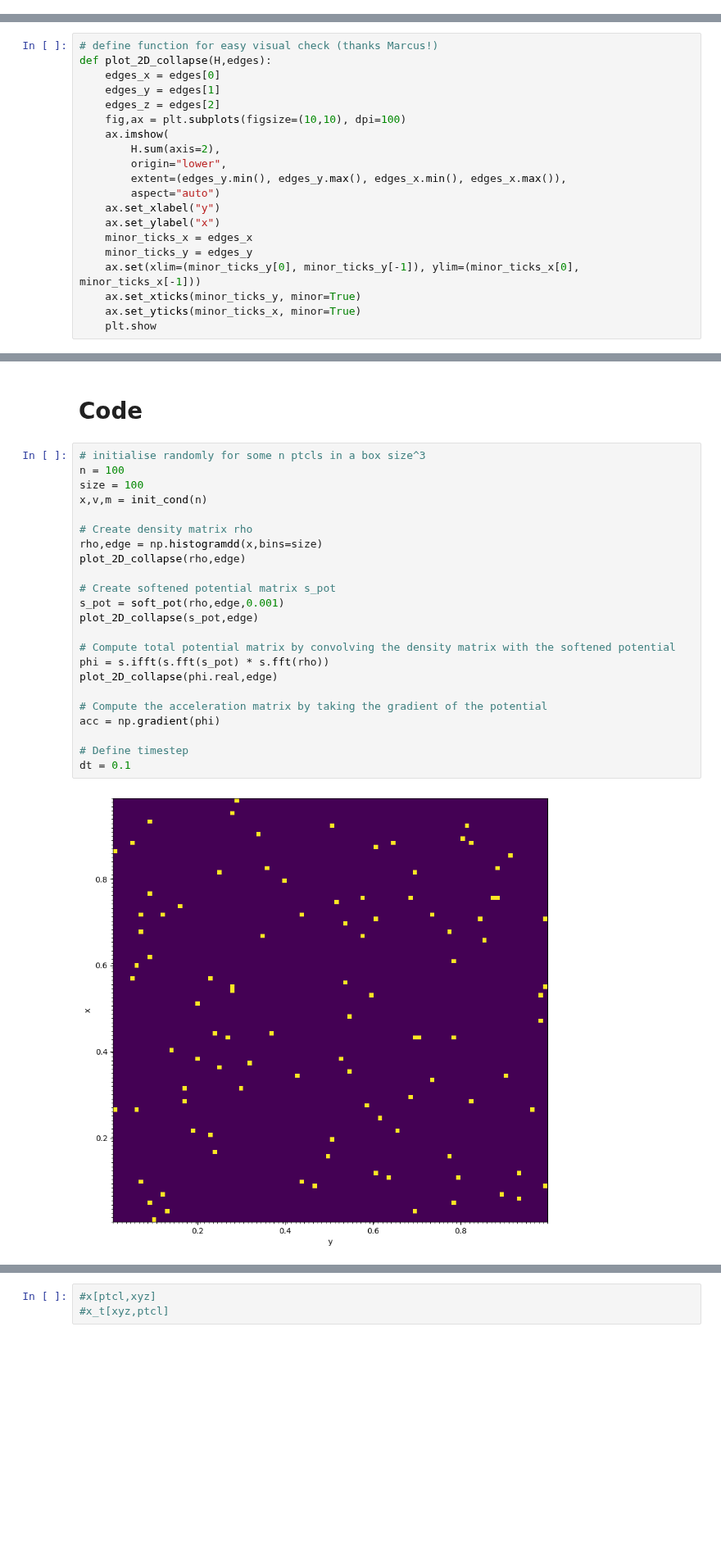
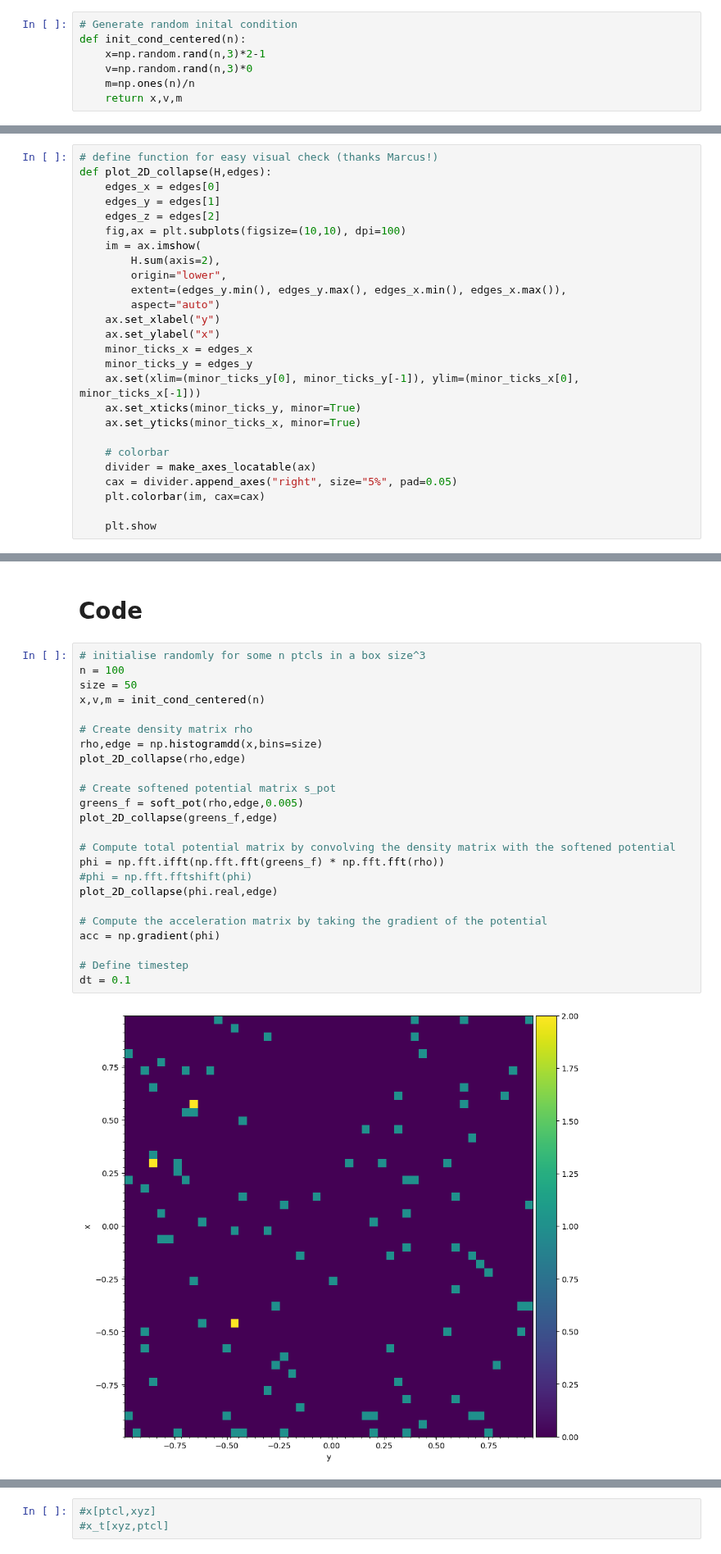
Before and after one commit to RphlFrmnt/PHYS512, a Jupyter notebook: Final_project_Nbody.ipynb, the cells around one changed output, grey strips where cells are left out. Shown at 82% size. Drawn from its saved outputs; the diff is of its cells as text; blank space fills up the shorter version.

```diff
--- a/Final_project_Nbody.ipynb
+++ b/Final_project_Nbody.ipynb
@@ -23,4 +26,11 @@ def init_cond(n):
     v=np.random.rand(n,3)*0
     m=np.ones(n)/n
     return x,v,m
+# %%
+# Generate random inital condition
+def init_cond_centered(n):
+    x=np.random.rand(n,3)*2-1
+    v=np.random.rand(n,3)*0
+    m=np.ones(n)/n
+    return x,v,m
 # %%
@@ -55,7 +65,7 @@ def plot_2D_collapse(H,edges):
     edges_y = edges[1]
     edges_z = edges[2]
     fig,ax = plt.subplots(figsize=(10,10), dpi=100)
-    ax.imshow(
+    im = ax.imshow(
         H.sum(axis=2),
         origin="lower",
         extent=(edges_y.min(), edges_y.max(), edges_x.min(), edges_x.max()),
@@ -67,6 +77,12 @@ def plot_2D_collapse(H,edges):
     ax.set(xlim=(minor_ticks_y[0], minor_ticks_y[-1]), ylim=(minor_ticks_x[0], minor_ticks_x[-1]))
     ax.set_xticks(minor_ticks_y, minor=True)
     ax.set_yticks(minor_ticks_x, minor=True)
+
+    # colorbar
+    divider = make_axes_locatable(ax)
+    cax = divider.append_axes("right", size="5%", pad=0.05)
+    plt.colorbar(im, cax=cax)
+
     plt.show
 # %%
 #Return a 3D plot of the given x
@@ -91,25 +107,26 @@ def plot_graph3D(x, title ="", scale_factor = 1,save=False, name = "fig",n = 0):
 # %%
 # initialise randomly for some n ptcls in a box size^3
 n = 100
-size = 100
-x,v,m = init_cond(n)
+size = 50
+x,v,m = init_cond_centered(n)
 
 # Create density matrix rho
 rho,edge = np.histogramdd(x,bins=size)
 plot_2D_collapse(rho,edge)
 
 # Create softened potential matrix s_pot
-s_pot = soft_pot(rho,edge,0.001)
-plot_2D_collapse(s_pot,edge)
+greens_f = soft_pot(rho,edge,0.005)
+plot_2D_collapse(greens_f,edge)
 
 # Compute total potential matrix by convolving the density matrix with the softened potential
-phi = s.ifft(s.fft(s_pot) * s.fft(rho))
+phi = np.fft.ifft(np.fft.fft(greens_f) * np.fft.fft(rho))
+#phi = np.fft.fftshift(phi)
 plot_2D_collapse(phi.real,edge)
 
 # Compute the acceleration matrix by taking the gradient of the potential
 acc = np.gradient(phi)
 
 # Define timestep
 dt = 0.1
 # %% [output]
-[figure, old version]
+[figure, new version]
```
Also changed, not shown: parts of 4 cells of this notebook.
